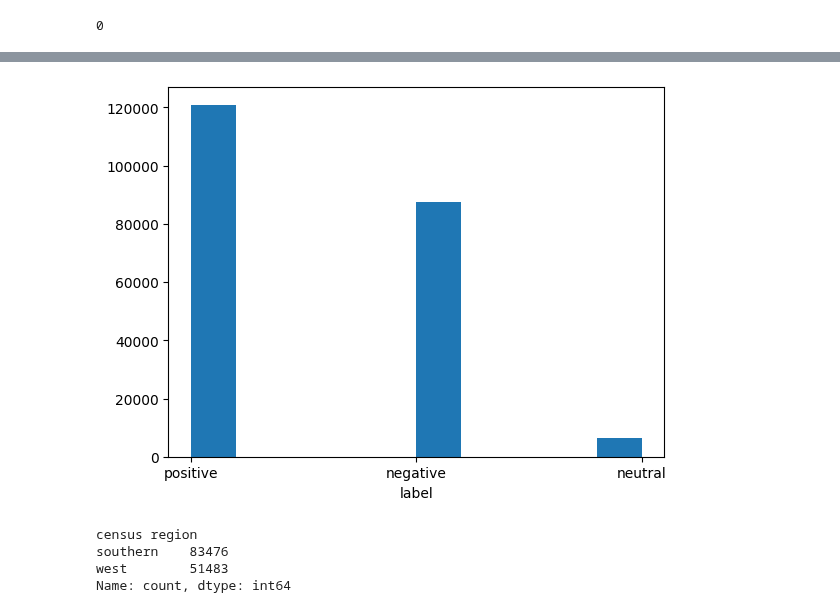
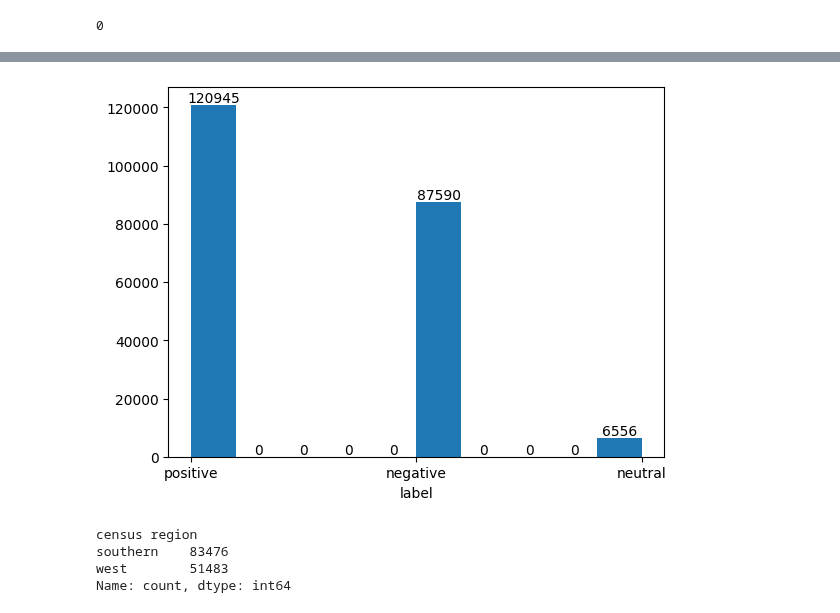
Before and after one commit to CGRowe96/WGU_MSDA, a Jupyter notebook: D214/capstone.ipynb, the cells around one changed output, grey strips where cells are left out. Drawn from its saved outputs; the diff is of its cells as text; code cells hidden in the pictures.

```diff
--- a/D214/capstone.ipynb
+++ b/D214/capstone.ipynb
@@ -390,12 +390,13 @@ Index: []
 # %%
 import matplotlib.pyplot as plt
 
 x = df['label']
-plt.hist(x)
+values, bins, bars = plt.hist(x)
 plt.xlabel('label')
+plt.bar_label(bars, fontsize=10)
 plt.show()
 # %% [output]
-[figure, old version]
+[figure, new version]
 # %%
 cols_to_drop = df[(df['census region'] == 'northeast') | (df['census region'] == 'midwest')].index
 df.drop(cols_to_drop, inplace=True)
```
Also changed, not shown: 1 other file.
